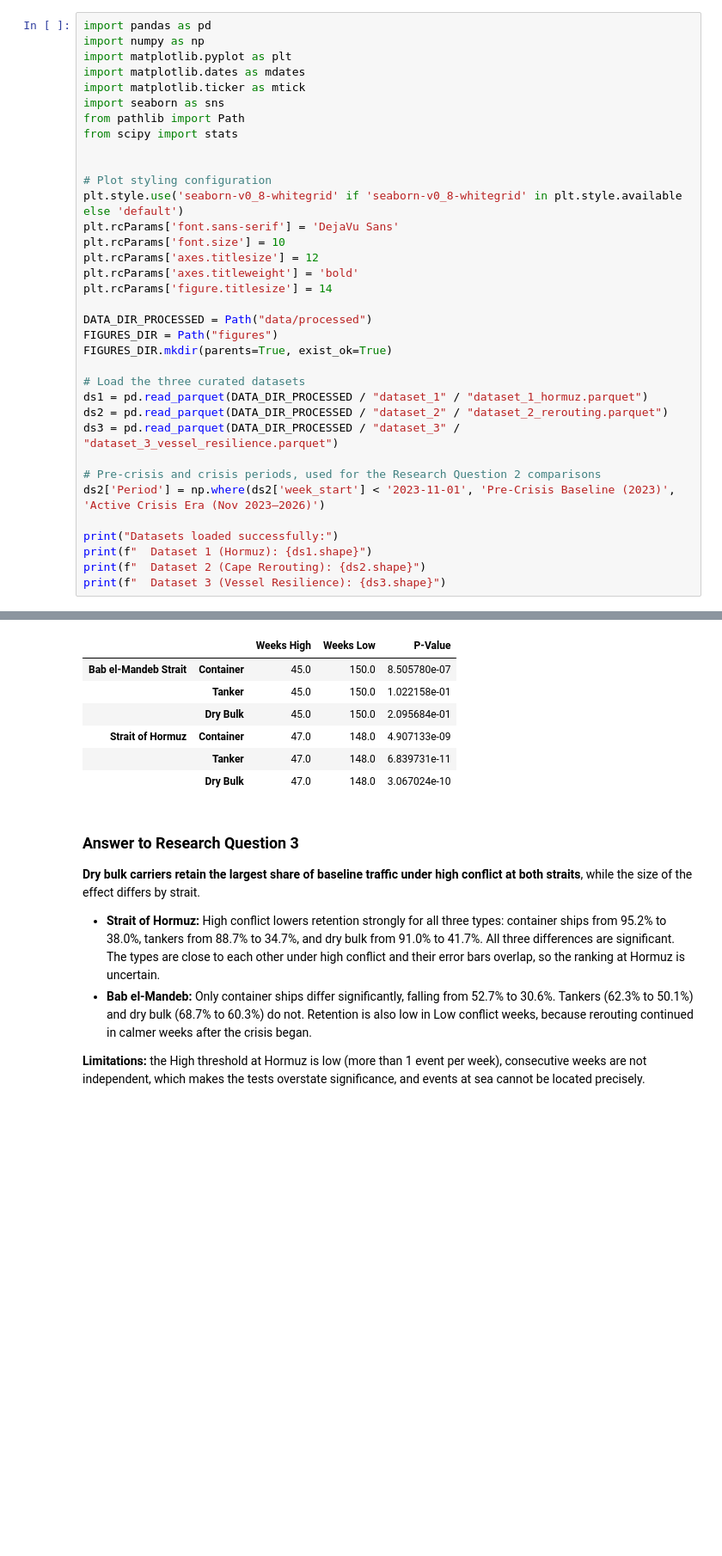
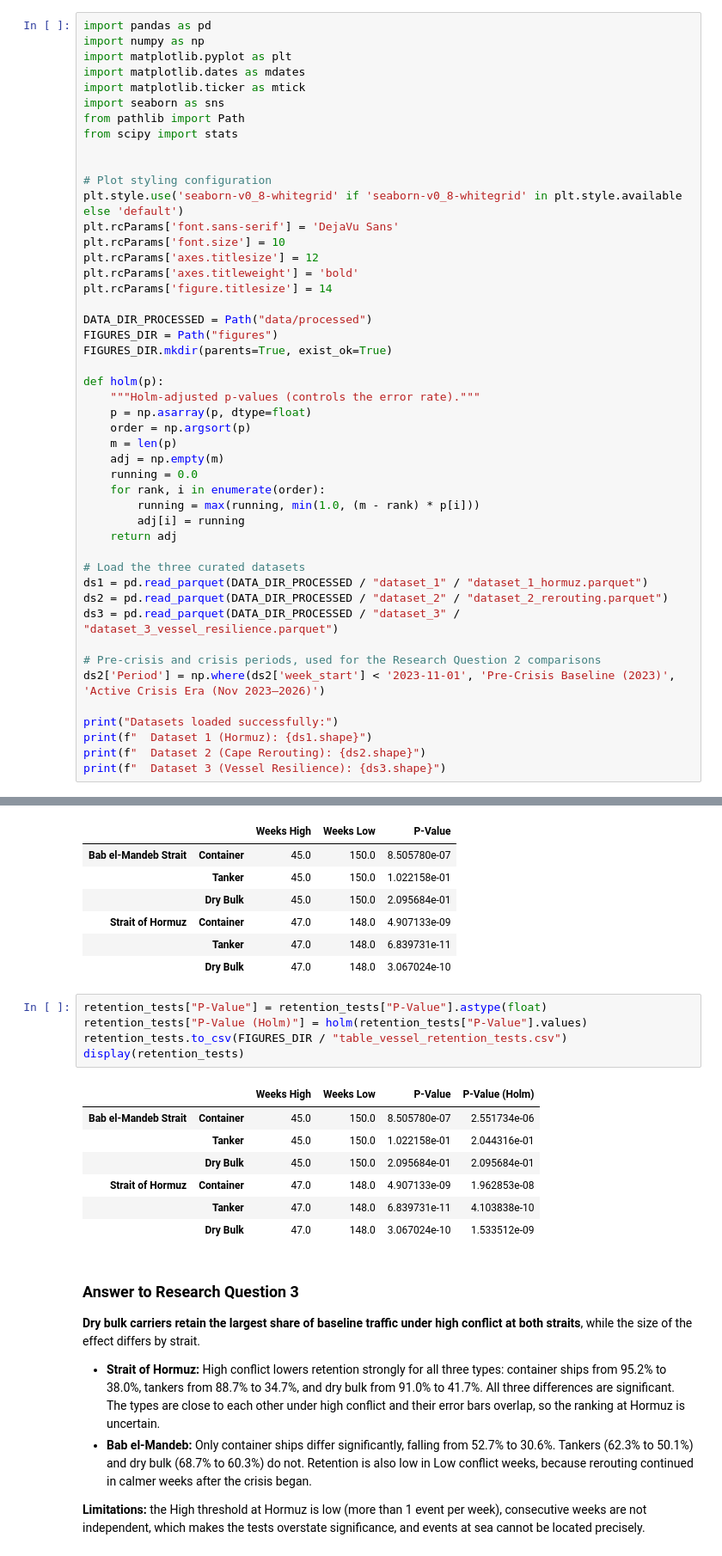
Before and after one commit to bxj6260/CIP_HS2026_107, a Jupyter notebook: 03_data_visualization.ipynb, the cells around one changed output, grey strips where cells are left out. Shown at 86% size. Saved outputs shown, nothing was run; the diff lists cells and outputs as text; blank space fills up the shorter version.

Commit message:
update visualizations and tests

```diff
--- a/03_data_visualization.ipynb
+++ b/03_data_visualization.ipynb
@@ -29,6 +29,18 @@ DATA_DIR_PROCESSED = Path("data/processed")
 FIGURES_DIR = Path("figures")
 FIGURES_DIR.mkdir(parents=True, exist_ok=True)
 
+def holm(p):
+    """Holm-adjusted p-values (controls the error rate)."""
+    p = np.asarray(p, dtype=float)
+    order = np.argsort(p)
+    m = len(p)
+    adj = np.empty(m)
+    running = 0.0
+    for rank, i in enumerate(order):
+        running = max(running, min(1.0, (m - rank) * p[i]))
+        adj[i] = running
+    return adj
+
 # Load the three curated datasets
 ds1 = pd.read_parquet(DATA_DIR_PROCESSED / "dataset_1" / "dataset_1_hormuz.parquet")
 ds2 = pd.read_parquet(DATA_DIR_PROCESSED / "dataset_2" / "dataset_2_rerouting.parquet")
@@ -459,6 +496,19 @@ display(retention_tests)
 | Strait of Hormuz | Container | 47.0 | 148.0 | 4.907133e-09 |
 |  | Tanker | 47.0 | 148.0 | 6.839731e-11 |
 |  | Dry Bulk | 47.0 | 148.0 | 3.067024e-10 |
+# %%
+retention_tests["P-Value"] = retention_tests["P-Value"].astype(float)
+retention_tests["P-Value (Holm)"] = holm(retention_tests["P-Value"].values)
+retention_tests.to_csv(FIGURES_DIR / "table_vessel_retention_tests.csv")
+display(retention_tests)
+# %% [output]
+|  |  | Weeks High | Weeks Low | P-Value | P-Value (Holm) |
+| Bab el-Mandeb Strait | Container | 45.0 | 150.0 | 8.505780e-07 | 2.551734e-06 |
+|  | Tanker | 45.0 | 150.0 | 1.022158e-01 | 2.044316e-01 |
+|  | Dry Bulk | 45.0 | 150.0 | 2.095684e-01 | 2.095684e-01 |
+| Strait of Hormuz | Container | 47.0 | 148.0 | 4.907133e-09 | 1.962853e-08 |
+|  | Tanker | 47.0 | 148.0 | 6.839731e-11 | 4.103838e-10 |
+|  | Dry Bulk | 47.0 | 148.0 | 3.067024e-10 | 1.533512e-09 |
 # %% [markdown]
 ### Answer to Research Question 3
 **Dry bulk carriers retain the largest share of baseline traffic under high conflict at both straits**, while the size of the effect differs by strait.
```
Also changed, not shown: parts of 3 cells of this notebook, 10 other files.
